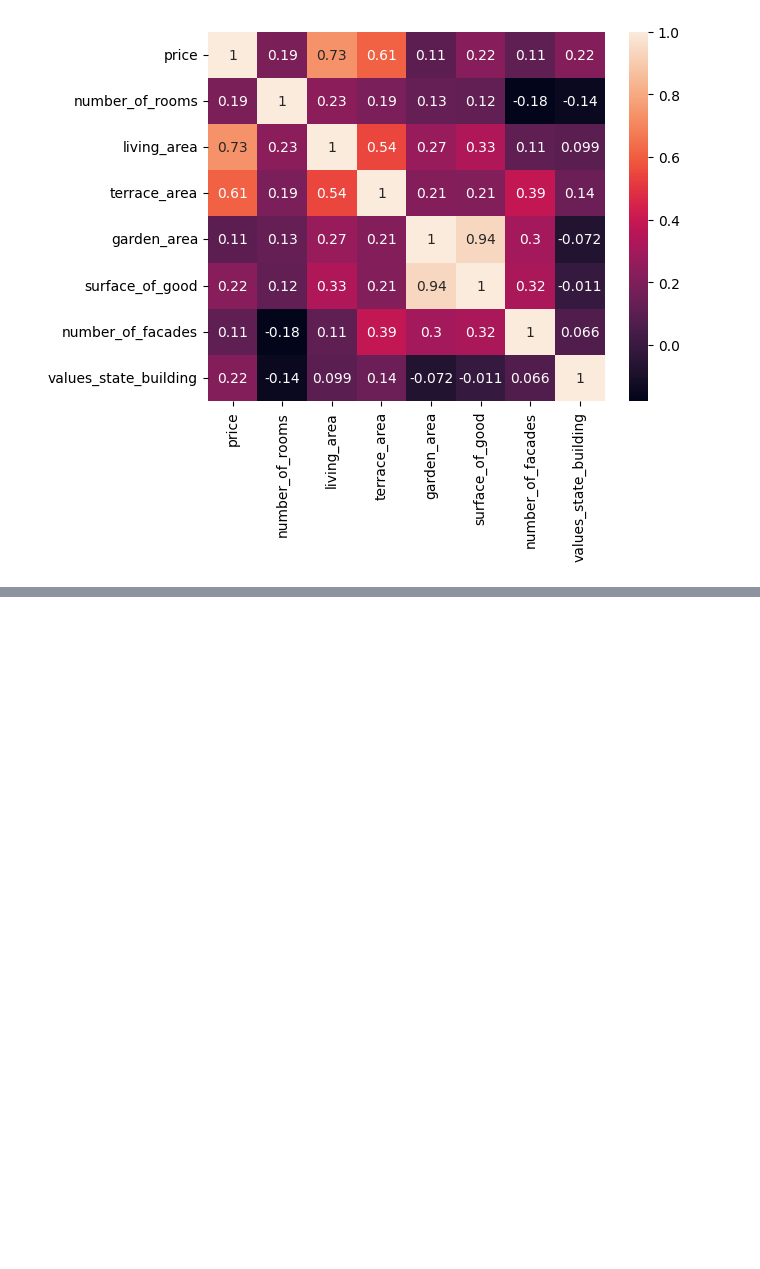
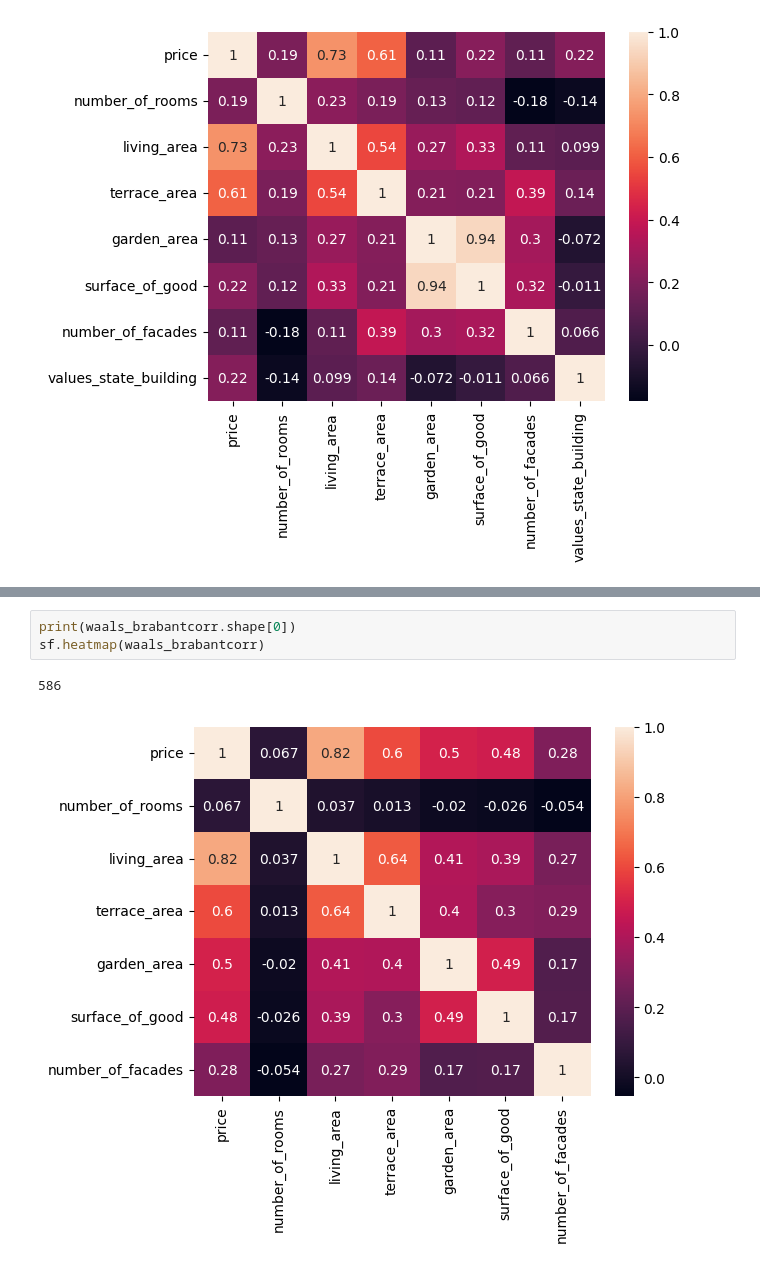
Before and after one commit to NathNacht/immo-eliza-scraping-immozila-Cleaning-EDA, a Jupyter notebook: analyses/sem_anwser.ipynb, the cells around one changed output, grey strips where cells are left out. Cells and saved outputs as stored; diff of their text form; blank space fills up the shorter version.

```diff
--- a/analyses/sem_anwser.ipynb
+++ b/analyses/sem_anwser.ipynb
@@ -150,0 +214,6 @@ sf.heatmap(nstate)
+# %%
+print(waals_brabantcorr.shape[0])
+sf.heatmap(waals_brabantcorr)
+# %% [output]
+586
+[figure, added]
```
Also changed, not shown: parts of 7 cells of this notebook, 1 other file.
